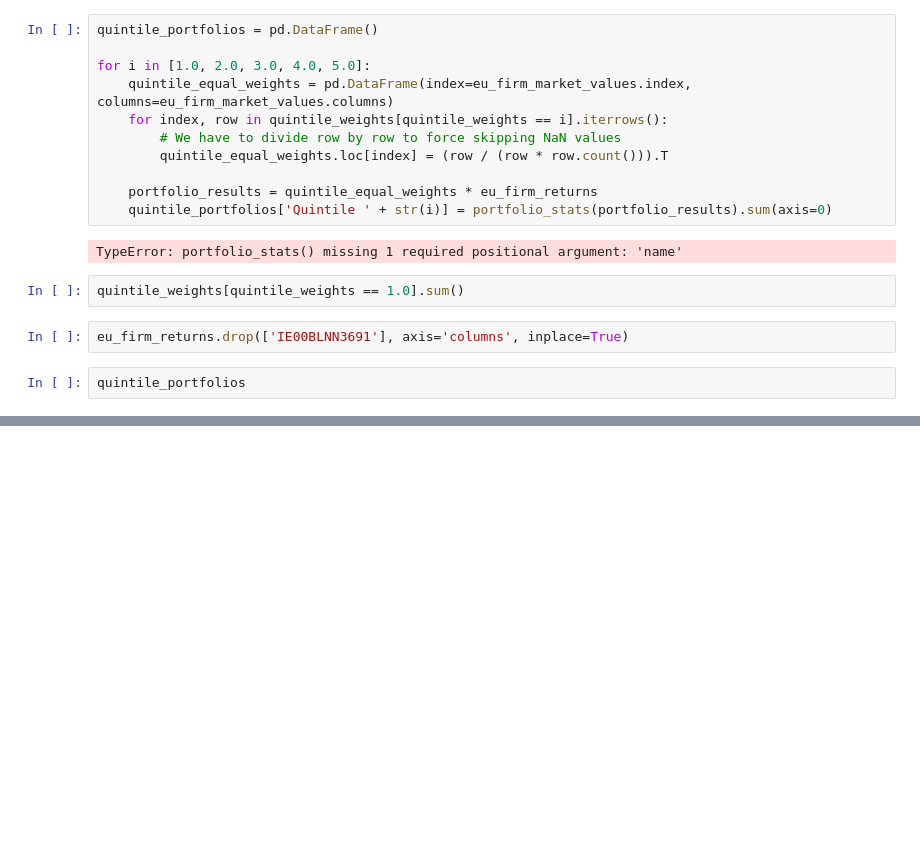
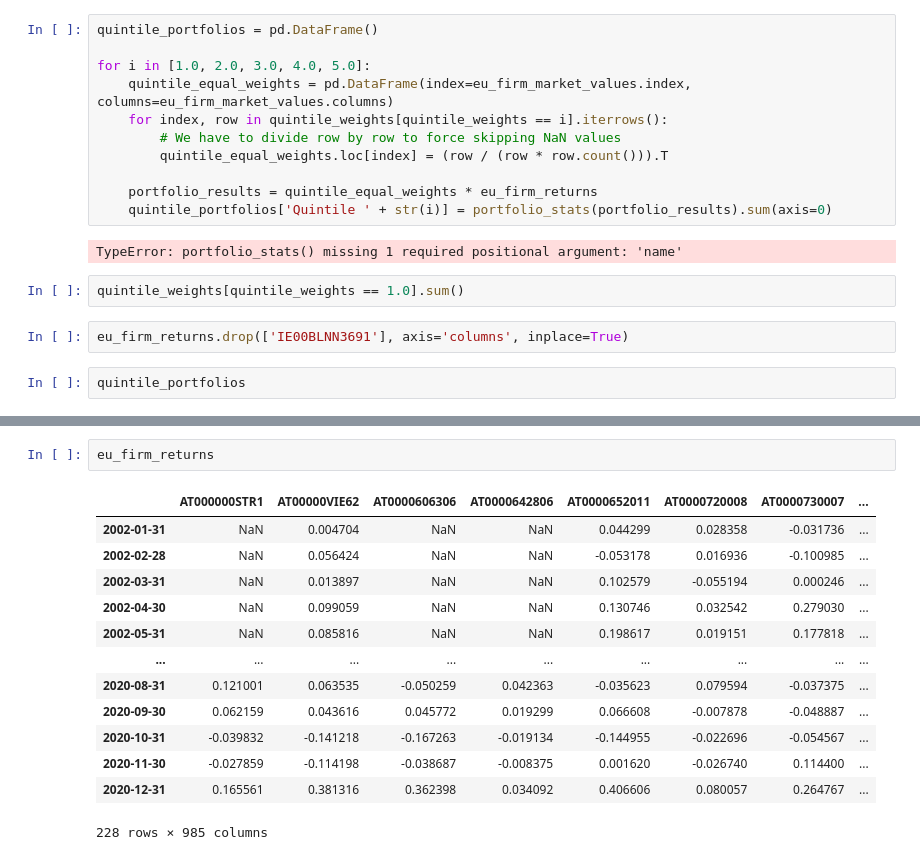
Before and after one commit to 0xMarmelade/FIN-429-Sustainable-finance, a Jupyter notebook: h1.ipynb, the cells around one changed output, grey strips where cells are left out. Saved outputs shown, nothing was run; the diff lists cells and outputs as text; blank space fills up the shorter version.

```diff
--- a/h1.ipynb
+++ b/h1.ipynb
@@ -281,0 +301,16 @@ quintile_portfolios
+# %%
+eu_firm_returns
+# %% [output]
+|  | AT000000STR1 | AT00000VIE62 | AT0000606306 | AT0000642806 | AT0000652011 | AT0000720008 | AT0000730007 | ... |
+| 2002-01-31 | NaN | 0.004704 | NaN | NaN | 0.044299 | 0.028358 | -0.031736 | ... |
+| 2002-02-28 | NaN | 0.056424 | NaN | NaN | -0.053178 | 0.016936 | -0.100985 | ... |
+| 2002-03-31 | NaN | 0.013897 | NaN | NaN | 0.102579 | -0.055194 | 0.000246 | ... |
+| 2002-04-30 | NaN | 0.099059 | NaN | NaN | 0.130746 | 0.032542 | 0.279030 | ... |
+| 2002-05-31 | NaN | 0.085816 | NaN | NaN | 0.198617 | 0.019151 | 0.177818 | ... |
+| ... | ... | ... | ... | ... | ... | ... | ... | ... |
+| 2020-08-31 | 0.121001 | 0.063535 | -0.050259 | 0.042363 | -0.035623 | 0.079594 | -0.037375 | ... |
+| 2020-09-30 | 0.062159 | 0.043616 | 0.045772 | 0.019299 | 0.066608 | -0.007878 | -0.048887 | ... |
+| 2020-10-31 | -0.039832 | -0.141218 | -0.167263 | -0.019134 | -0.144955 | -0.022696 | -0.054567 | ... |
+| 2020-11-30 | -0.027859 | -0.114198 | -0.038687 | -0.008375 | 0.001620 | -0.026740 | 0.114400 | ... |
+| 2020-12-31 | 0.165561 | 0.381316 | 0.362398 | 0.034092 | 0.406606 | 0.080057 | 0.264767 | ... |
+228 rows × 985 columns
```
Also changed, not shown: parts of 2 cells of this notebook.
